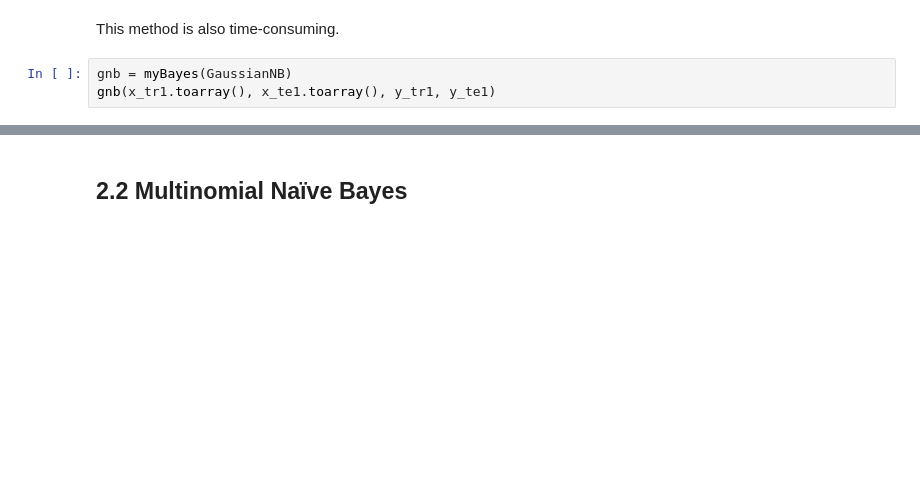
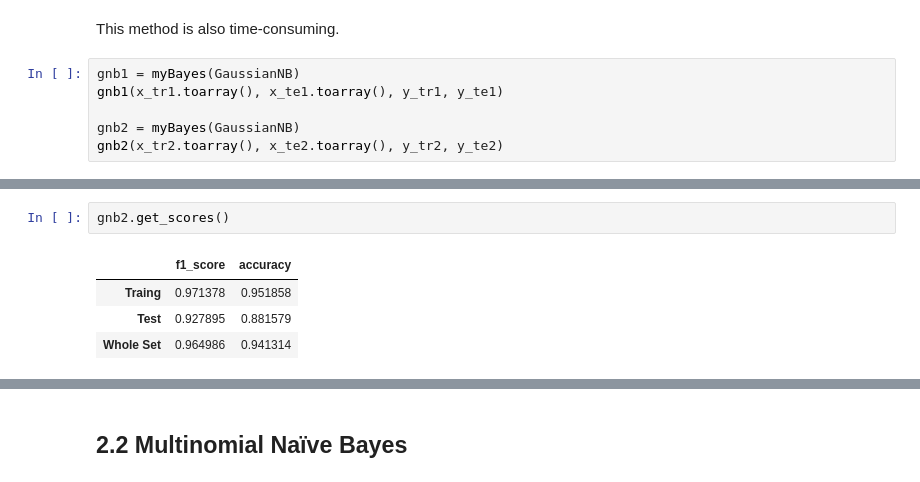
Before and after one commit to ECS171-Project/Final-project, a Jupyter notebook: NaiiveBayes.ipynb, the cells around one changed output, grey strips where cells are left out. Saved outputs shown, nothing was run; the diff lists cells and outputs as text; blank space fills up the shorter version.

```diff
--- a/NaiiveBayes.ipynb
+++ b/NaiiveBayes.ipynb
@@ -153,8 +141,11 @@ array([[0, 0, 0, ..., 0, 0, 0],
 # %% [markdown]
 This method is also time-consuming.
 # %%
-gnb = myBayes(GaussianNB)
-gnb(x_tr1.toarray(), x_te1.toarray(), y_tr1, y_te1)
+gnb1 = myBayes(GaussianNB)
+gnb1(x_tr1.toarray(), x_te1.toarray(), y_tr1, y_te1)
+
+gnb2 = myBayes(GaussianNB)
+gnb2(x_tr2.toarray(), x_te2.toarray(), y_tr2, y_te2)
 # %% [output]
 >>>> running
 >>>> fitted
@@ -165,4 +158,11 @@ gnb.get_scores()
 | Traing | 0.971378 | 0.951858 |
 | Test | 0.927790 | 0.881579 |
 | Whole Set | 0.964978 | 0.941314 |
+# %%
+gnb2.get_scores()
+# %% [output]
+|  | f1_score | accuracy |
+| Traing | 0.971378 | 0.951858 |
+| Test | 0.927895 | 0.881579 |
+| Whole Set | 0.964986 | 0.941314 |
 # %%
```
Also changed, not shown: parts of 14 cells of this notebook.
